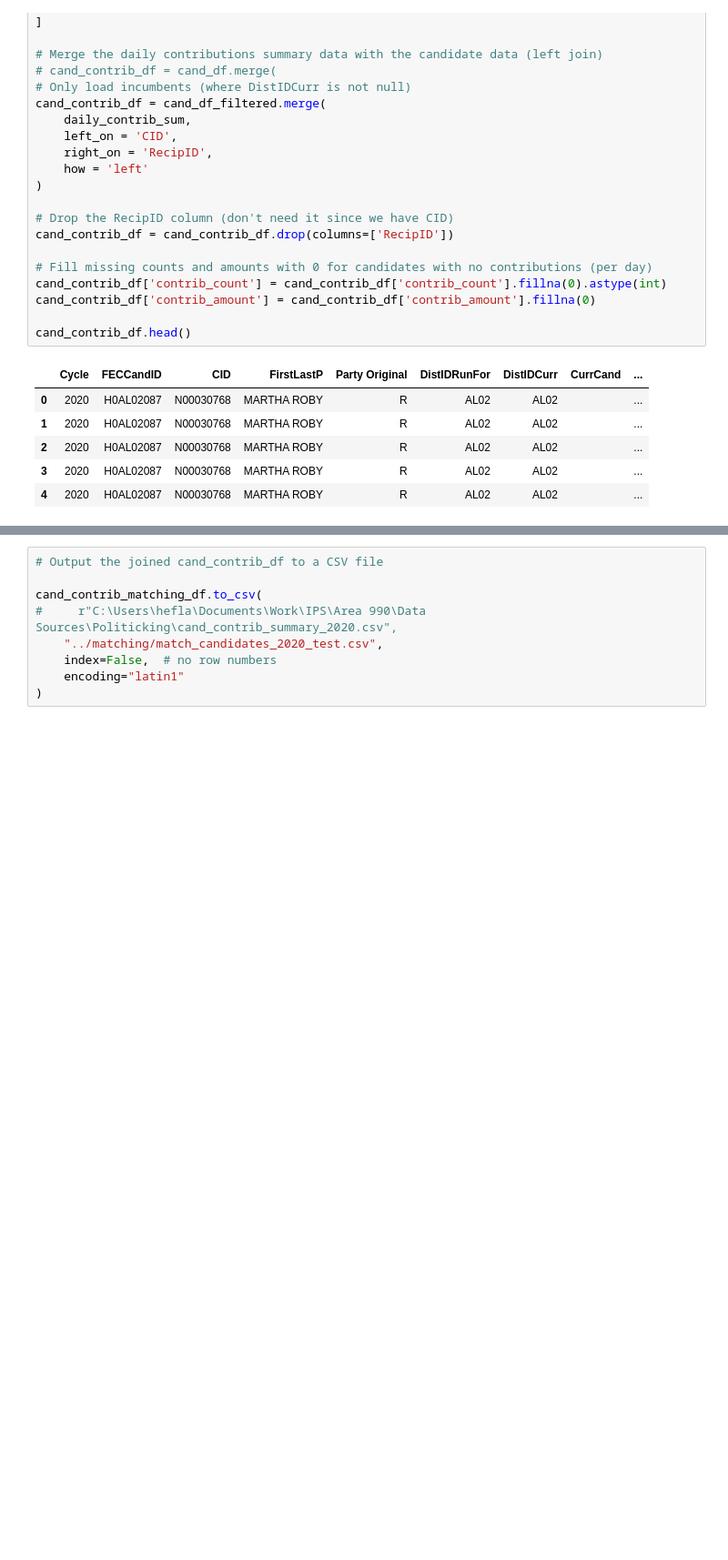
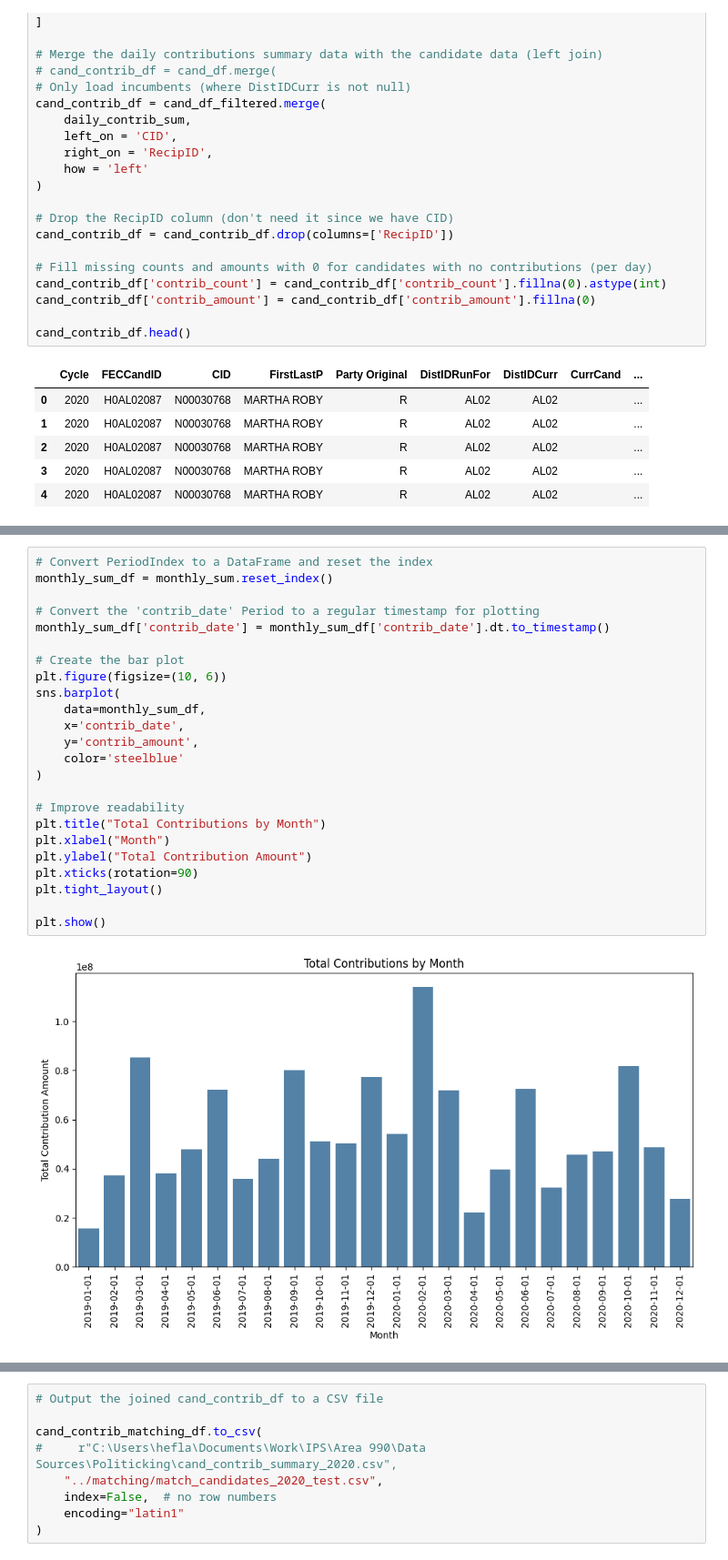
Before and after one commit to marobinette/cfd-project-ds1, a Jupyter notebook: notebooks/Open_Secrets_ETL.ipynb, the cells around one changed output, grey strips where cells are left out. Shown: that part at 91% size. Saved outputs shown, nothing was run; the diff lists cells and outputs as text; blank space fills up the shorter version.

```diff
--- a/notebooks/Open_Secrets_ETL.ipynb
+++ b/notebooks/Open_Secrets_ETL.ipynb
@@ -233,0 +275,26 @@ cand_contrib_df.head()
+# %%
+# Convert PeriodIndex to a DataFrame and reset the index
+monthly_sum_df = monthly_sum.reset_index()
+
+# Convert the 'contrib_date' Period to a regular timestamp for plotting
+monthly_sum_df['contrib_date'] = monthly_sum_df['contrib_date'].dt.to_timestamp()
+
+# Create the bar plot
+plt.figure(figsize=(10, 6))
+sns.barplot(
+    data=monthly_sum_df,
+    x='contrib_date',
+    y='contrib_amount',
+    color='steelblue'
+)
+
+# Improve readability
+plt.title("Total Contributions by Month")
+plt.xlabel("Month")
+plt.ylabel("Total Contribution Amount")
+plt.xticks(rotation=90)
+plt.tight_layout()
+
+plt.show()
+# %% [output]
+[figure, added]
```
Also changed, not shown: parts of 7 cells of this notebook, 5 other files.
